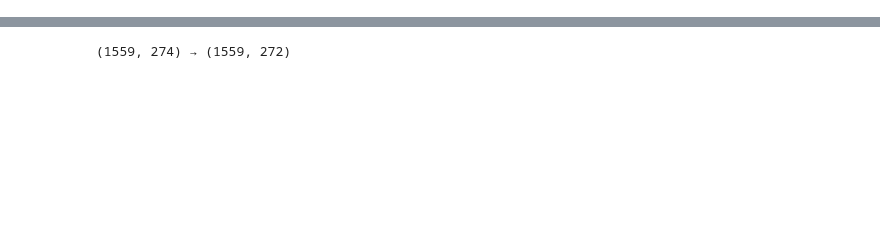
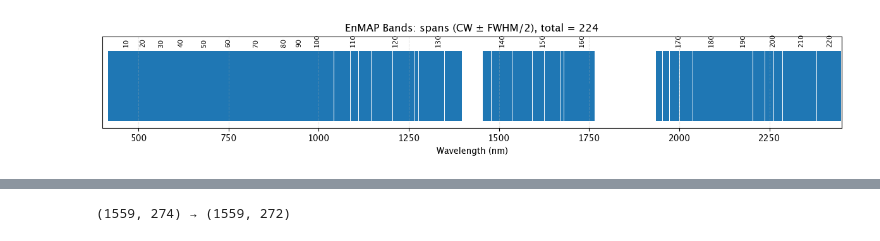
Before and after one commit to dangause/rs-hsi-botany, a Jupyter notebook: notebooks/pipeline/6_spectral_cleaning.ipynb, the cells around one changed output, grey strips where cells are left out. Drawn from its saved outputs; the diff is of its cells as text; code cells hidden in the pictures; blank space fills up the shorter version.

```diff
--- a/notebooks/pipeline/6_spectral_cleaning.ipynb
+++ b/notebooks/pipeline/6_spectral_cleaning.ipynb
@@ -0,0 +1,30 @@
+# %%
+import pandas as pd
+import xml.etree.ElementTree as ET
+
+xml_path = "./data/enmap_downloads/enmap_band_characterisation.xml"  # path to your XML file
+
+# Parse XML
+tree = ET.parse(xml_path)
+root = tree.getroot()
+
+records = []
+for band in root.findall(".//bandID"):
+    number = int(band.attrib["number"])
+    cw = float(band.find("wavelengthCenterOfBand").text)
+    fwhm = float(band.find("FWHMOfBand").text)
+    gain = float(band.find("GainOfBand").text)
+    offset = float(band.find("OffsetOfBand").text)
+    records.append((number, cw, fwhm, gain, offset))
+
+# Create DataFrame
+band_df = pd.DataFrame(
+    records,
+    columns=["BAND #", "CW (nm)", "FWHM (nm)", "Gain", "Offset"]
+)
+
+# Sort just in case
+band_df = band_df.sort_values("BAND #").reset_index(drop=True)
+
+print(band_df.head())
+print(len(band_df), "bands loaded")
@@ -1,3 +100,7 @@
+# %%
+plot_enmap_bands(band_df, annotate_every=10, show_centers=True)
+# %% [output]
+[figure, added]
 # %%
 from hrs_botany.spectral_cleaning import SpectralCleanerConfig, SpectralCleaner
 from hrs_botany.utils import load_enmap_band_meta_txt
```
Also changed, not shown: parts of 6 cells of this notebook, 2 other files.
